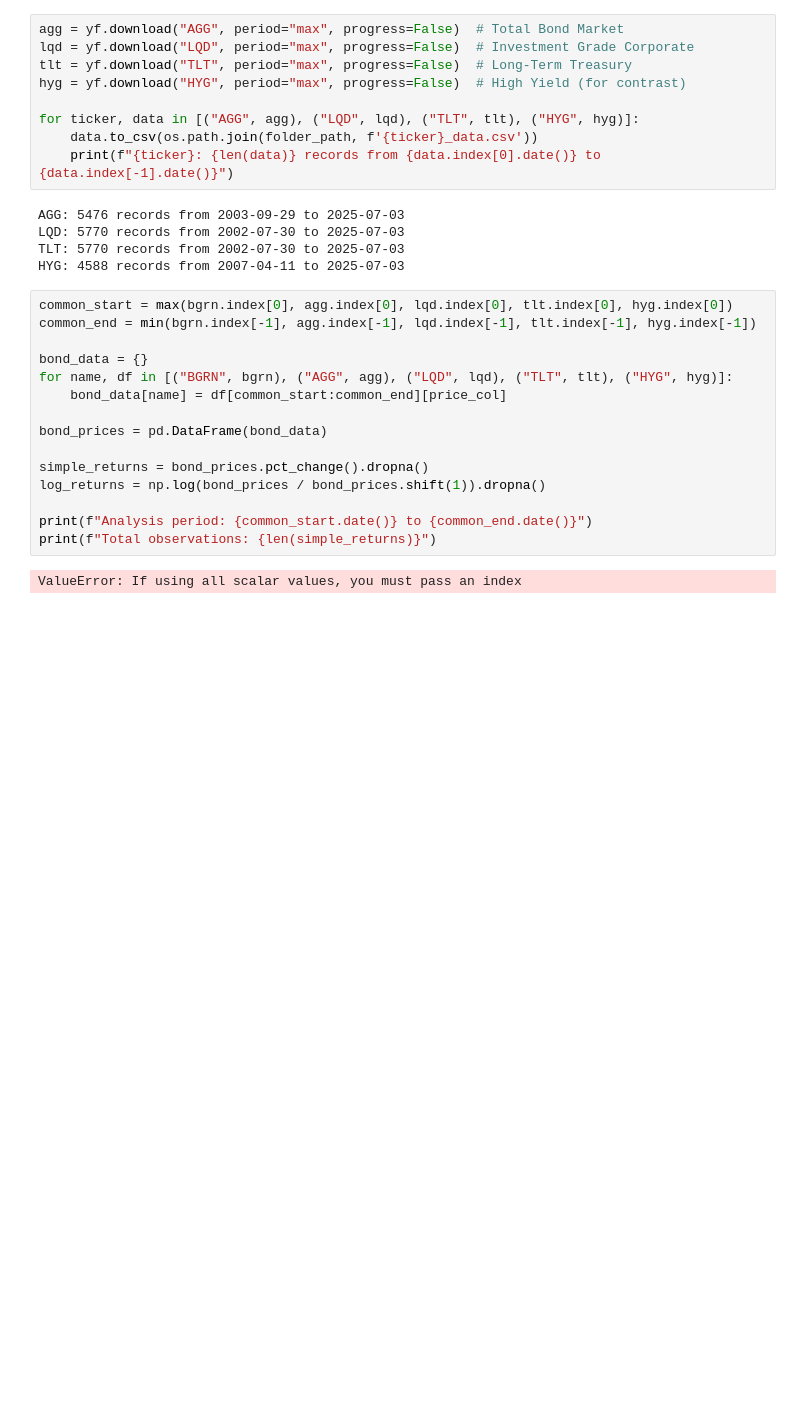
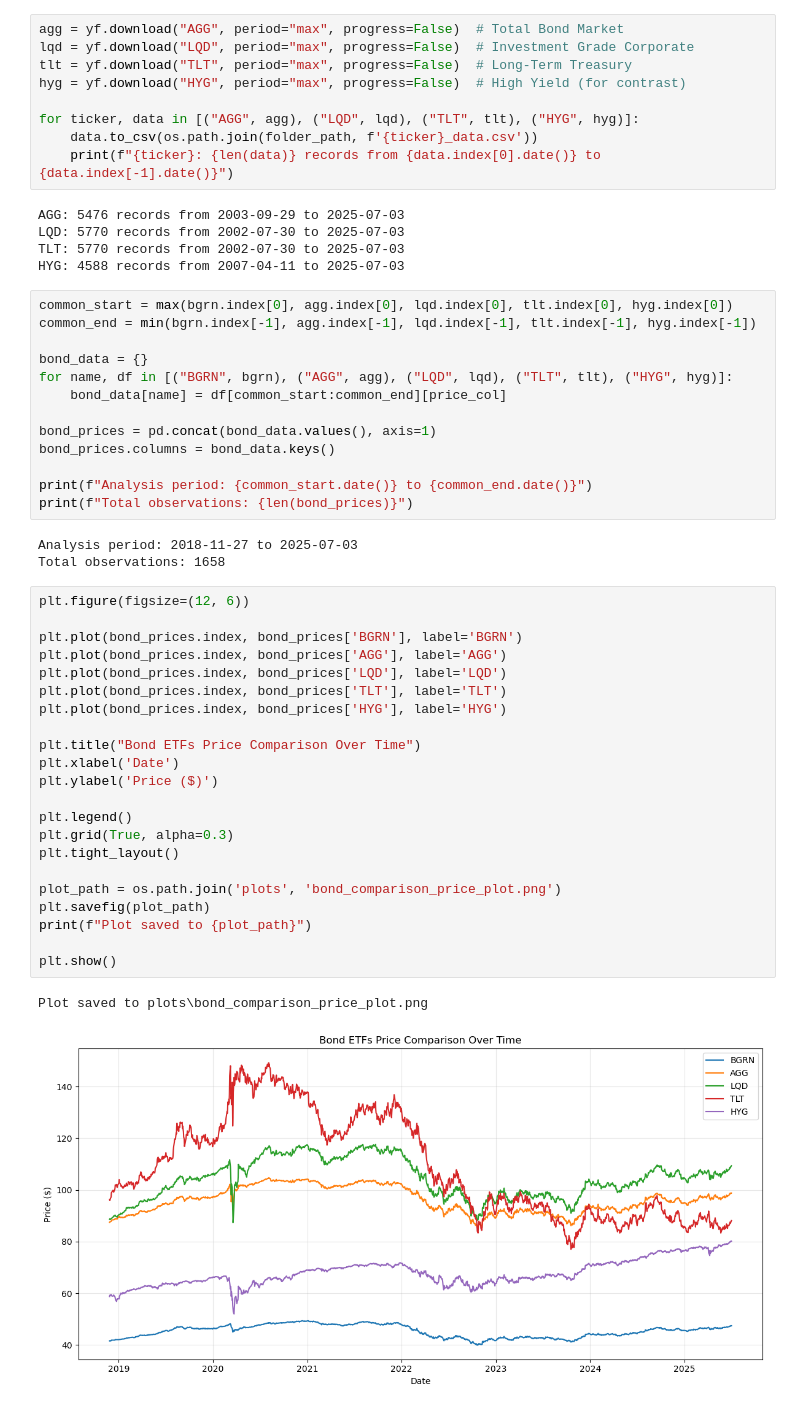
Before and after one commit to NureTkachMykhailo/summer-school-ai-for-greener-planet, a Jupyter notebook: preliminary-analysis.ipynb, the cells around one changed output. Saved outputs shown, nothing was run; the diff lists cells and outputs as text; blank space fills up the shorter version.

Commit message:
Add new plots with benchmarking analysis. Continue investigating BGRN convergence with other bond ETFs.

```diff
--- a/preliminary-analysis.ipynb
+++ b/preliminary-analysis.ipynb
@@ -307,12 +308,36 @@ bond_data = {}
 for name, df in [("BGRN", bgrn), ("AGG", agg), ("LQD", lqd), ("TLT", tlt), ("HYG", hyg)]:
     bond_data[name] = df[common_start:common_end][price_col]
 
-bond_prices = pd.DataFrame(bond_data)
-
-simple_returns = bond_prices.pct_change().dropna()
-log_returns = np.log(bond_prices / bond_prices.shift(1)).dropna()
+bond_prices = pd.concat(bond_data.values(), axis=1)
+bond_prices.columns = bond_data.keys()
 
 print(f"Analysis period: {common_start.date()} to {common_end.date()}")
-print(f"Total observations: {len(simple_returns)}")
+print(f"Total observations: {len(bond_prices)}")
 # %% [output]
-ValueError: If using all scalar values, you must pass an index
+Analysis period: 2018-11-27 to 2025-07-03
+Total observations: 1658
+# %%
+plt.figure(figsize=(12, 6))
+
+plt.plot(bond_prices.index, bond_prices['BGRN'], label='BGRN')
+plt.plot(bond_prices.index, bond_prices['AGG'], label='AGG')
+plt.plot(bond_prices.index, bond_prices['LQD'], label='LQD')
+plt.plot(bond_prices.index, bond_prices['TLT'], label='TLT')
+plt.plot(bond_prices.index, bond_prices['HYG'], label='HYG')
+
+plt.title("Bond ETFs Price Comparison Over Time")
+plt.xlabel('Date')
+plt.ylabel('Price ($)')
+
+plt.legend()
+plt.grid(True, alpha=0.3)
+plt.tight_layout()
+
+plot_path = os.path.join('plots', 'bond_comparison_price_plot.png')
+plt.savefig(plot_path)
+print(f"Plot saved to {plot_path}")
+
+plt.show()
+# %% [output]
+Plot saved to plots\bond_comparison_price_plot.png
+[figure, added]
```
Also changed, not shown: parts of 11 cells of this notebook, 9 other files.
